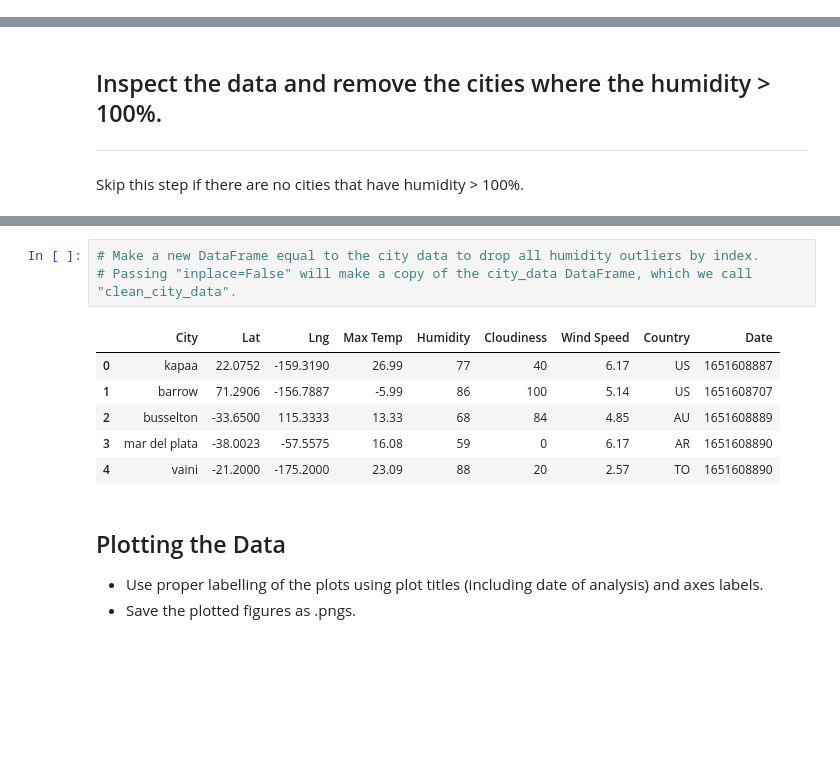
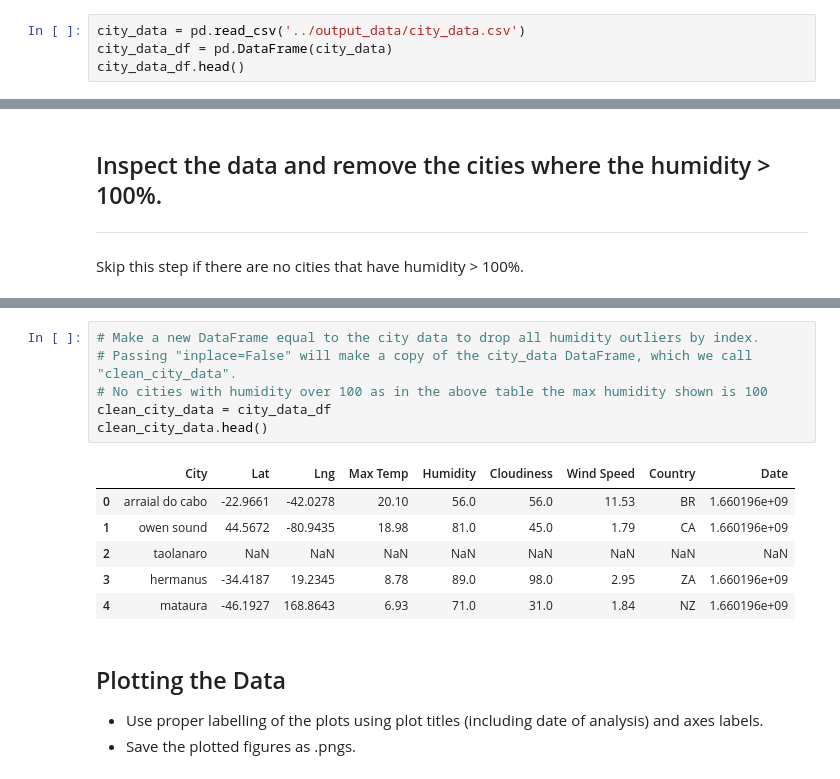
Before and after one commit to brajbans/python-api-challenge, a Jupyter notebook: WeatherPy/WeatherPy.ipynb, the cells around one changed output, grey strips where cells are left out. Saved outputs shown, nothing was run; the diff lists cells and outputs as text; blank space fills up the shorter version.

```diff
--- a/WeatherPy/WeatherPy.ipynb
+++ b/WeatherPy/WeatherPy.ipynb
@@ -99,0 +175,4 @@ Data Retrieval Complete
+# %%
+city_data = pd.read_csv('../output_data/city_data.csv')
+city_data_df = pd.DataFrame(city_data)
+city_data_df.head()
@@ -108,13 +205,16 @@ Int64Index([], dtype='int64')
 # %%
 # Make a new DataFrame equal to the city data to drop all humidity outliers by index.
 # Passing "inplace=False" will make a copy of the city_data DataFrame, which we call "clean_city_data".
+# No cities with humidity over 100 as in the above table the max humidity shown is 100
+clean_city_data = city_data_df
+clean_city_data.head()
 # %% [output]
 |  | City | Lat | Lng | Max Temp | Humidity | Cloudiness | Wind Speed | Country | Date |
-| 0 | kapaa | 22.0752 | -159.3190 | 26.99 | 77 | 40 | 6.17 | US | 1651608887 |
-| 1 | barrow | 71.2906 | -156.7887 | -5.99 | 86 | 100 | 5.14 | US | 1651608707 |
-| 2 | busselton | -33.6500 | 115.3333 | 13.33 | 68 | 84 | 4.85 | AU | 1651608889 |
-| 3 | mar del plata | -38.0023 | -57.5575 | 16.08 | 59 | 0 | 6.17 | AR | 1651608890 |
-| 4 | vaini | -21.2000 | -175.2000 | 23.09 | 88 | 20 | 2.57 | TO | 1651608890 |
+| 0 | arraial do cabo | -22.9661 | -42.0278 | 20.10 | 56.0 | 56.0 | 11.53 | BR | 1.660196e+09 |
+| 1 | owen sound | 44.5672 | -80.9435 | 18.98 | 81.0 | 45.0 | 1.79 | CA | 1.660196e+09 |
+| 2 | taolanaro | NaN | NaN | NaN | NaN | NaN | NaN | NaN | NaN |
+| 3 | hermanus | -34.4187 | 19.2345 | 8.78 | 89.0 | 98.0 | 2.95 | ZA | 1.660196e+09 |
+| 4 | mataura | -46.1927 | 168.8643 | 6.93 | 71.0 | 31.0 | 1.84 | NZ | 1.660196e+09 |
 # %% [markdown]
 ## Plotting the Data
 * Use proper labelling of the plots using plot titles (including date of analysis) and axes labels.
```
Also changed, not shown: parts of 38 cells of this notebook, 6 other files.
